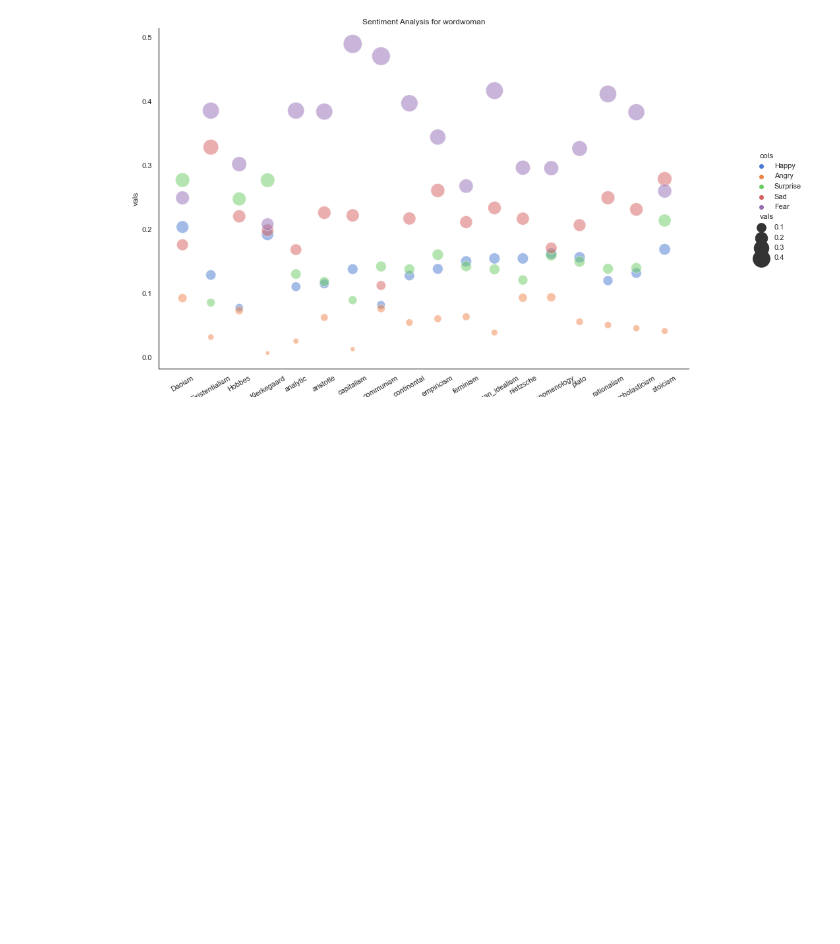
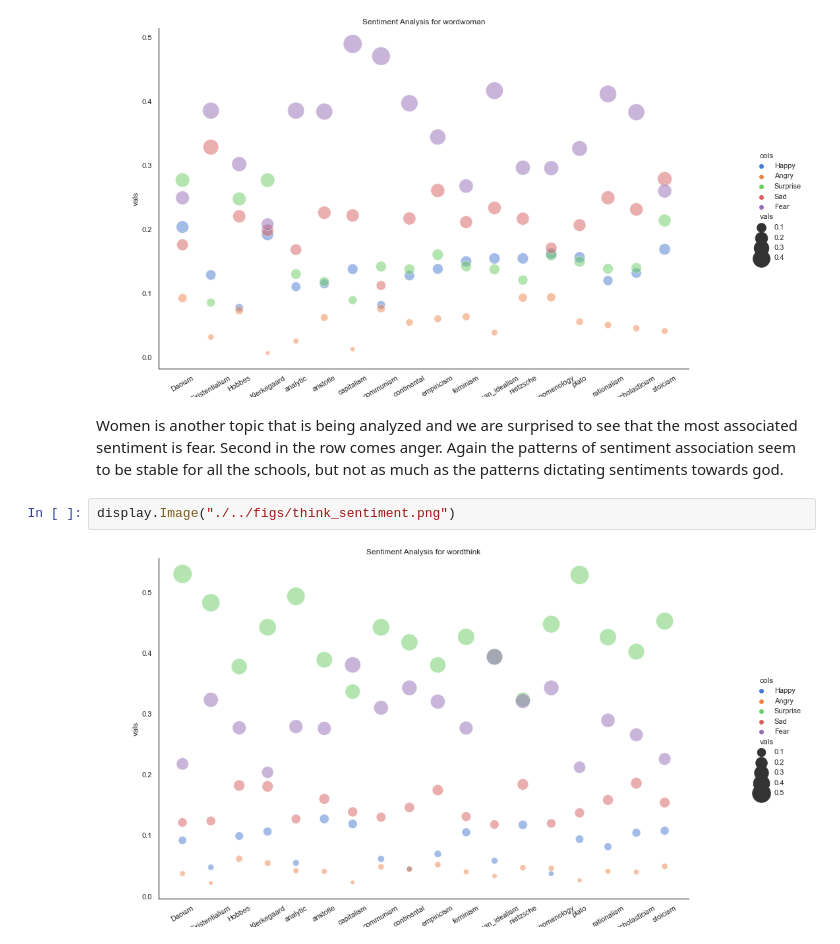
Before and after one commit to TZstatsADS/spring-2022-prj1-dafnep, a Jupyter notebook: doc/Data-science1-text.ipynb, the cells around one changed output. Saved outputs shown, nothing was run; the diff lists cells and outputs as text; blank space fills up the shorter version.

```diff
--- a/doc/Data-science1-text.ipynb
+++ b/doc/Data-science1-text.ipynb
@@ -264,3 +257,9 @@ The word god is for sure a powerfull word. The most common sentiment towards thi
 display.Image("./../figs/woman_sentiment.png")
 # %% [output]
 [figure]
+# %% [markdown]
+Women is another topic that is being analyzed and we are surprised to see that the most associated sentiment is fear. Second in the row comes anger. Again the patterns of sentiment association seem to be stable for all the schools, but not as much as the patterns dictating sentiments towards god.
+# %%
+display.Image("./../figs/think_sentiment.png")
+# %% [output]
+[figure, added]
```
Also changed, not shown: parts of 24 cells of this notebook, 6 other files.
